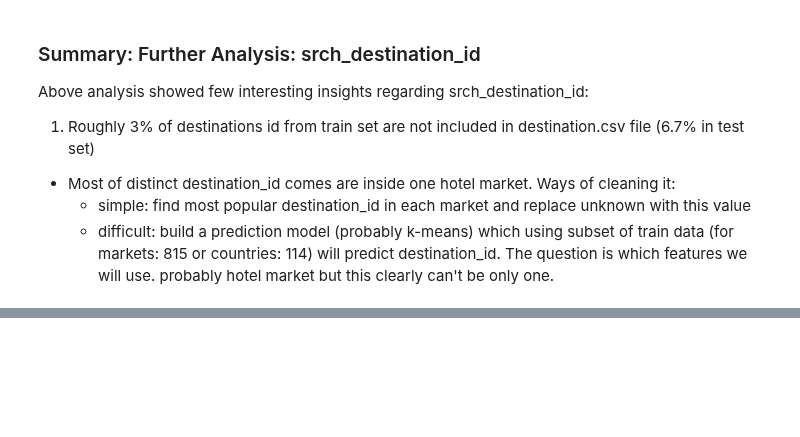
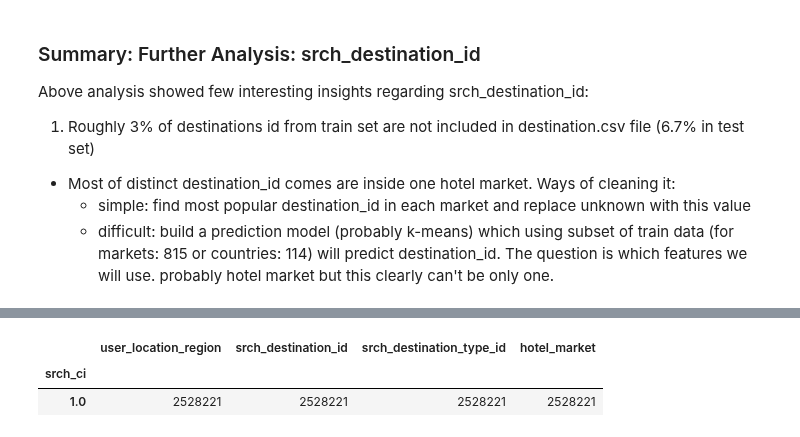
Before and after one commit to MateuszKonopelski/Kaggle, a Jupyter notebook: Project2_Expedia/Expedia_code.ipynb, the cells around one changed output, grey strips where cells are left out. Drawn from its saved outputs; the diff is of its cells as text; code cells hidden in the pictures; blank space fills up the shorter version.

```diff
--- a/Project2_Expedia/Expedia_code.ipynb
+++ b/Project2_Expedia/Expedia_code.ipynb
@@ -489,0 +586,6 @@ Above analysis showed few interesting insights regarding srch_destination_id:
+# %%
+test_set.groupby(['srch_ci']).count()
+# %% [output]
+|  | user_location_region | srch_destination_id | srch_destination_type_id | hotel_market |
+| srch_ci |  |  |  |  |
+| 1.0 | 2528221 | 2528221 | 2528221 | 2528221 |
```
Also changed, not shown: parts of 14 cells of this notebook.
